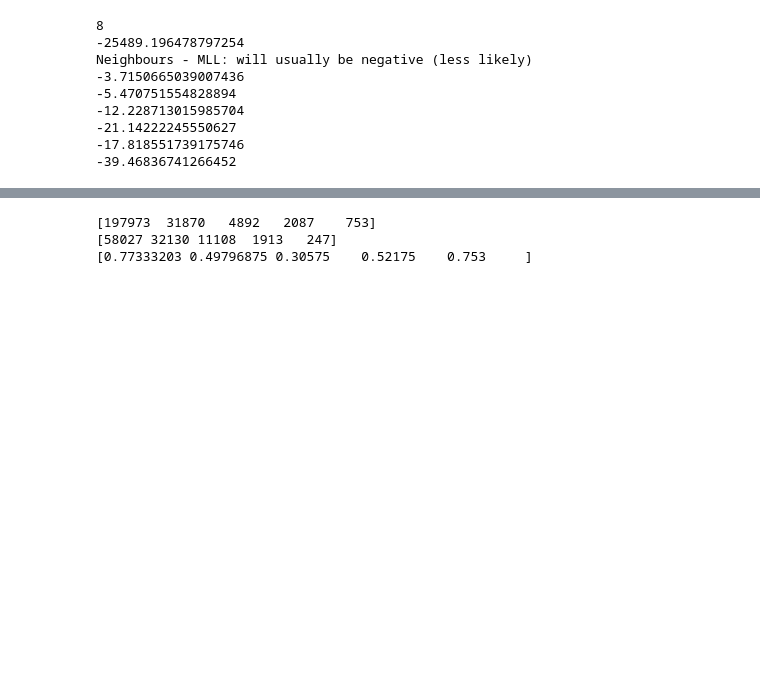
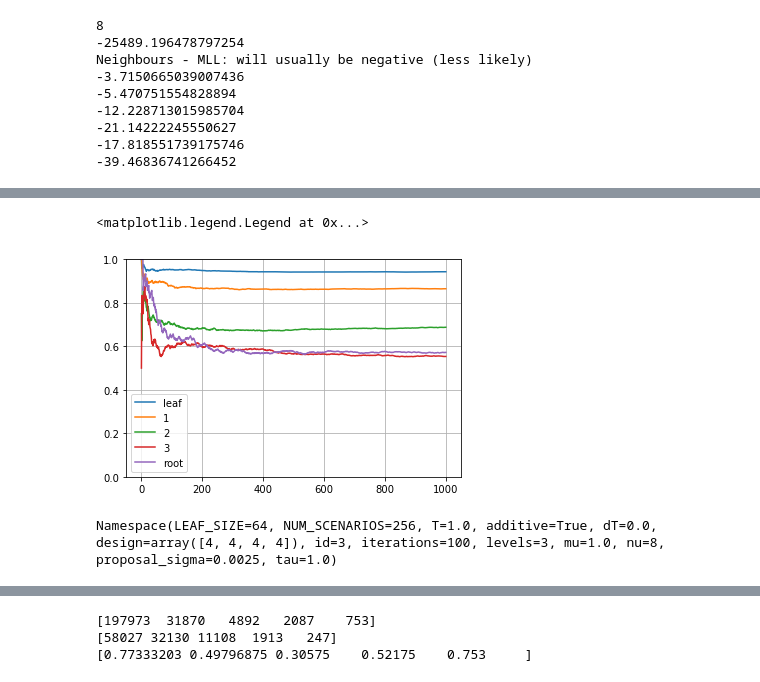
Before and after one commit to mjstrens/HINTS, a Jupyter notebook: HINTS_Student_t.ipynb, the cells around one changed output, grey strips where cells are left out. Cells and saved outputs as stored; diff of their text form; code cells hidden in the pictures; blank space fills up the shorter version.

```diff
--- a/HINTS_Student_t.ipynb
+++ b/HINTS_Student_t.ipynb
@@ -221,0 +249,16 @@ for tstep in range(iterations):
+# %%
+df_HINTS = res_HINTS[0]
+A = np.array([np.array(a) for a in df_HINTS['acceptances']])
+R = np.array([np.array(r) for r in df_HINTS['rejections']])
+plt.plot(A/(A+R))
+plt.ylim(0.0, 1.0)
+plt.grid()
+plt.legend(labels = ['leaf', '1', '2', '3', 'root'])
+#df_MCMC = pd.DataFrame(history)
+# %% [output]
+<matplotlib.legend.Legend at 0x...>
+[figure, added]
+# %%
+args
+# %% [output]
+Namespace(LEAF_SIZE=64, NUM_SCENARIOS=256, T=1.0, additive=True, dT=0.0, design=array([4, 4, 4, 4]), id=3, iterations=100, levels=3, mu=1.0, nu=8, proposal_sigma=0.0025, tau=1.0)
```
Also changed, not shown: parts of 22 cells of this notebook, 5 other files.
